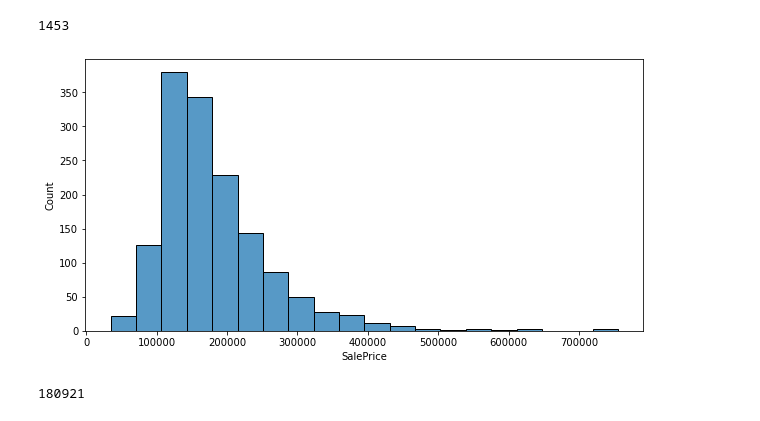
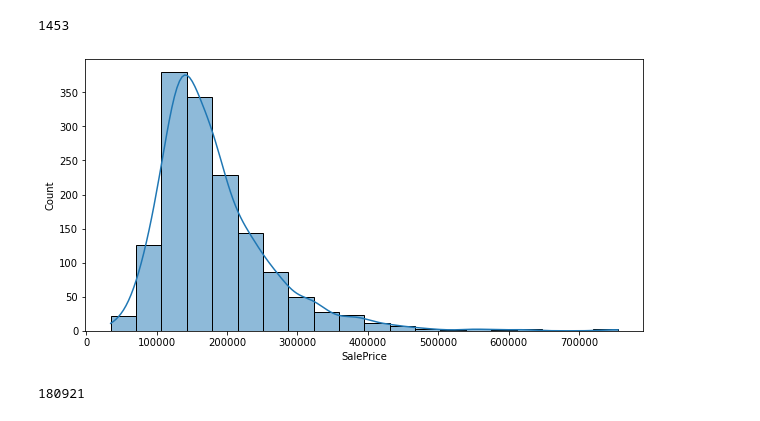
Before and after one commit to Justdek-code/data-science, a Jupyter notebook: house_prices_prediction/house_prices_prediction.ipynb, the cells around one changed output. Saved outputs shown, nothing was run; the diff lists cells and outputs as text; code cells hidden in the pictures.

```diff
--- a/house_prices_prediction/house_prices_prediction.ipynb
+++ b/house_prices_prediction/house_prices_prediction.ipynb
@@ -59,9 +62,9 @@ df.isna().sum().to_numpy().max()
 1453
 # %%
 plt.figure(figsize=(10, 5))
-sns.histplot(df.SalePrice, bins=20);
+sns.histplot(df.SalePrice, bins=20, kde=True);
 # %% [output]
-[figure, old version]
+[figure, new version]
 # %%
 round(df.SalePrice.mean())
 # %% [output]
```
Also changed, not shown: parts of 25 cells of this notebook.
